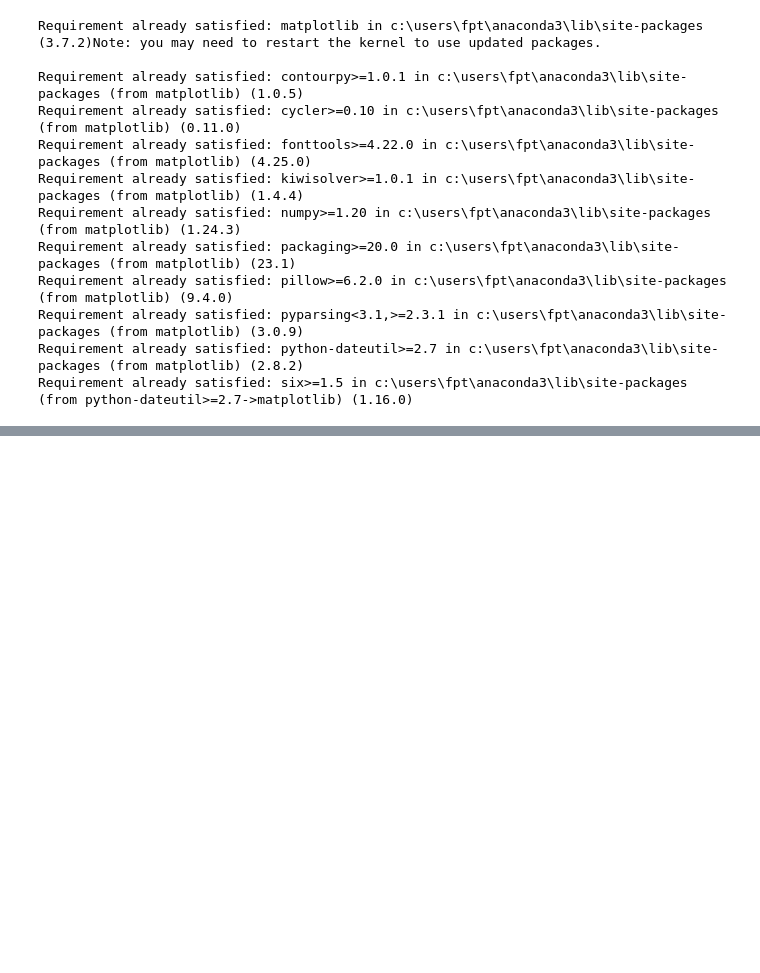
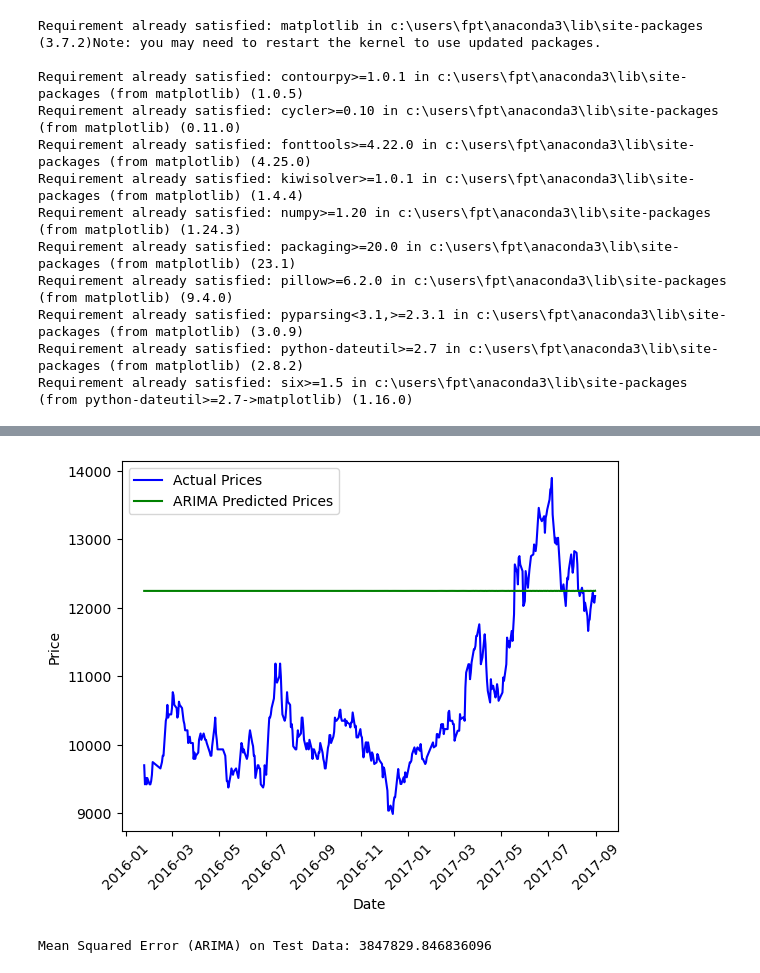
Before and after one commit to thtuanlegithub/ssiprediction, a Jupyter notebook: SSIPrediction.ipynb, the cells around one changed output, grey strips where cells are left out. Drawn from its saved outputs; the diff is of its cells as text; code cells hidden in the pictures; blank space fills up the shorter version.

```diff
--- a/SSIPrediction.ipynb
+++ b/SSIPrediction.ipynb
@@ -213,0 +229,39 @@ Mean Squared Error on Test Data: 0.04991758614778519
+# %%
+import pandas as pd
+from statsmodels.tsa.arima.model import ARIMA
+from sklearn.metrics import mean_squared_error
+import matplotlib.pyplot as plt
+
+# Assuming df is your DataFrame with the "Price" column
+price_column = 'Price'
+y = df[price_column]
+
+# Split the data into training and testing sets
+train_size = int(len(y) * 0.8)
+train, test = y[:train_size], y[train_size:]
+
+# Build the ARIMA model
+order = (2, 1, 1)  # Choose appropriate values for p, d, and q
+model = ARIMA(train, order=order)
+
+# Train the ARIMA model
+fit_model = model.fit()
+
+# Make predictions on the test set
+predictions = fit_model.predict(start=len(train), end=len(train) + len(test) - 1, typ='levels')
+
+# Plot the results
+plt.plot(df.index[train_size:], test.values, label='Actual Prices', color='blue')
+plt.plot(df.index[train_size:], predictions, label='ARIMA Predicted Prices', color='green')
+plt.xlabel('Date')
+plt.ylabel('Price')
+plt.xticks(rotation=45)
+plt.legend()
+plt.show()
+
+# Evaluate the model using Mean Squared Error (MSE)
+mse_arima = mean_squared_error(test, predictions)
+print(f'Mean Squared Error (ARIMA) on Test Data: {mse_arima}')
+# %% [output]
+[figure, added]
+Mean Squared Error (ARIMA) on Test Data: 3847829.846836096
```
Also changed, not shown: parts of 3 cells of this notebook.
